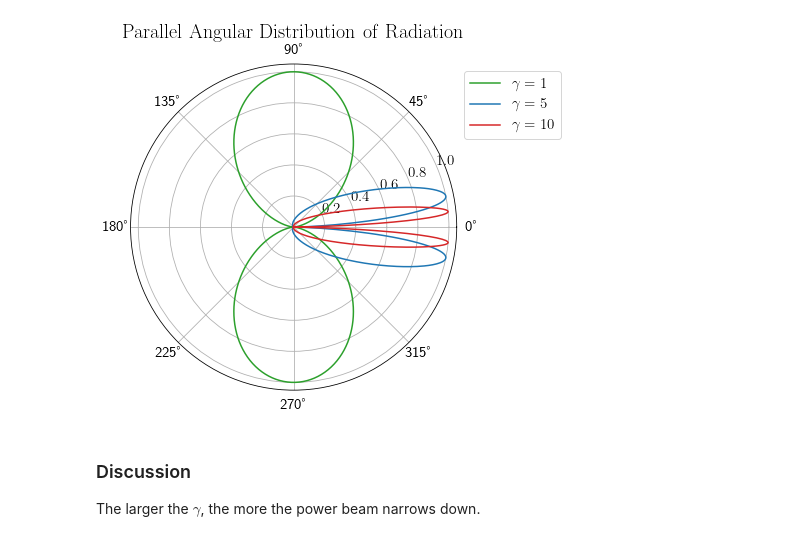
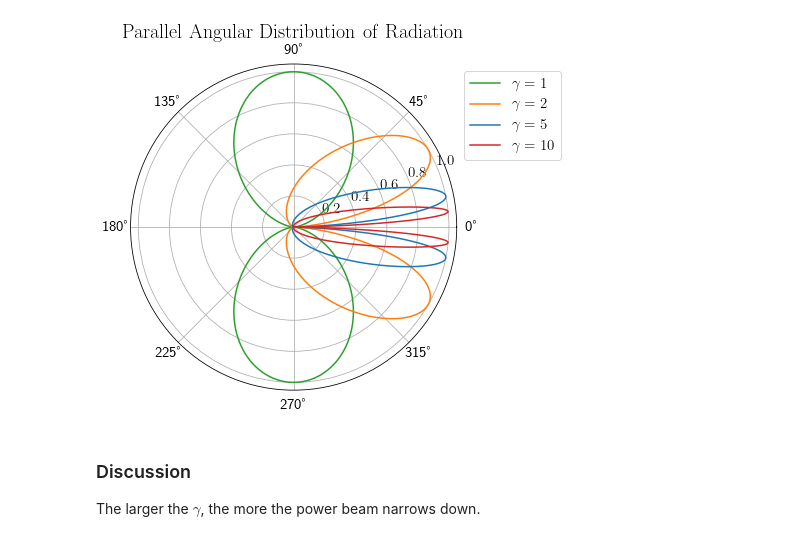
Before and after one commit to twht3035374852/Wong_PHYA201, a Jupyter notebook: PHYA201_hw4_ThomasWong.ipynb, the cells around one changed output. Cells and saved outputs as stored; diff of their text form; code cells hidden in the pictures.

```diff
--- a/PHYA201_hw4_ThomasWong.ipynb
+++ b/PHYA201_hw4_ThomasWong.ipynb
@@ -17,19 +20,20 @@ def dPperp(gamma_,theta_):
 # %%
 plt.figure(figsize=(8, 6))
 ax = plt.subplot(111, polar=True)  # using polar coordinates since we are looking at a slice of phi=0
 
 ax.plot(theta,dPparallel(1,theta), 'tab:green', label=r'$\gamma=1$')
+ax.plot(theta,dPparallel(2,theta), 'tab:orange', label=r'$\gamma=2$')
 ax.plot(theta,dPparallel(5,theta), 'tab:blue', label=r'$\gamma=5$')
 ax.plot(theta,dPparallel(10,theta), 'tab:red', label=r'$\gamma=10$')
 ax.set_title('Radial Plot with Radius Varying as a Function of Polar Angle')
 ax.set_title(r'$\rm{Parallel \ Angular \ Distribution \ of \ Radiation}$', size=20)
 ax.tick_params(axis='x', labelsize=15)
 ax.tick_params(axis='y', labelsize=15)
 ax.legend(fontsize=15, loc='upper left', bbox_to_anchor=(1, 1))
 
 plt.show()
 # %% [output]
-[figure, old version]
+[figure, new version]
 # %% [markdown]
 ### Discussion
 The larger the $\gamma$, the more the power beam narrows down.
```
Also changed, not shown: parts of 3 cells of this notebook.
